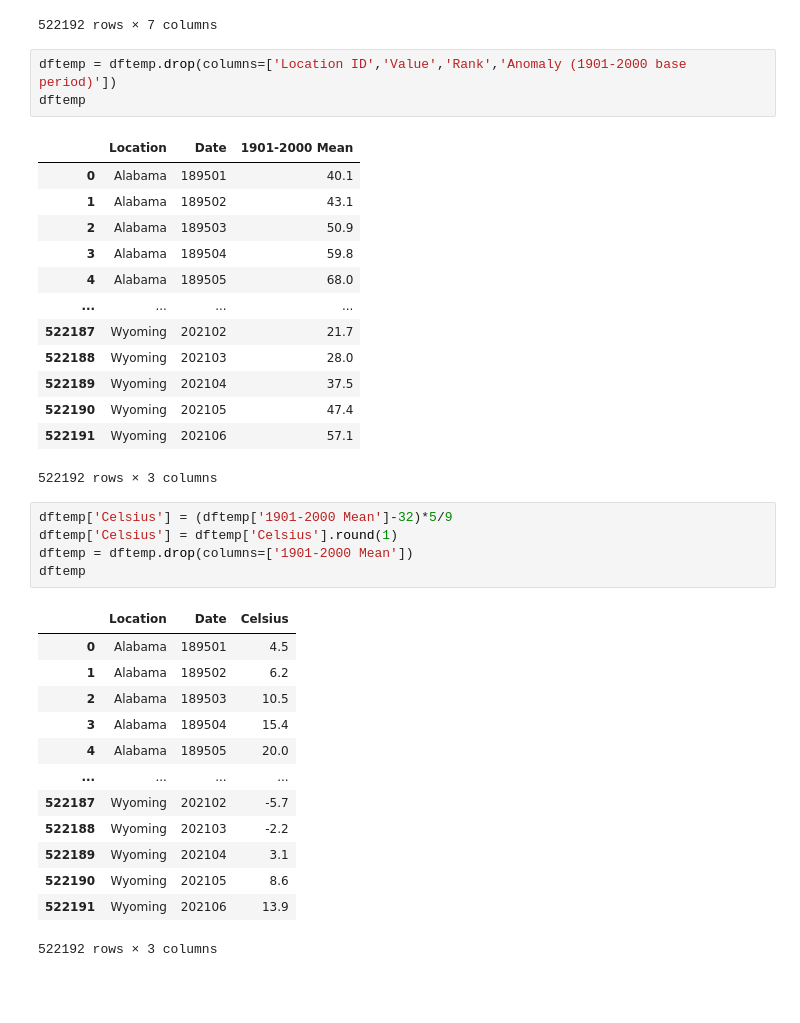
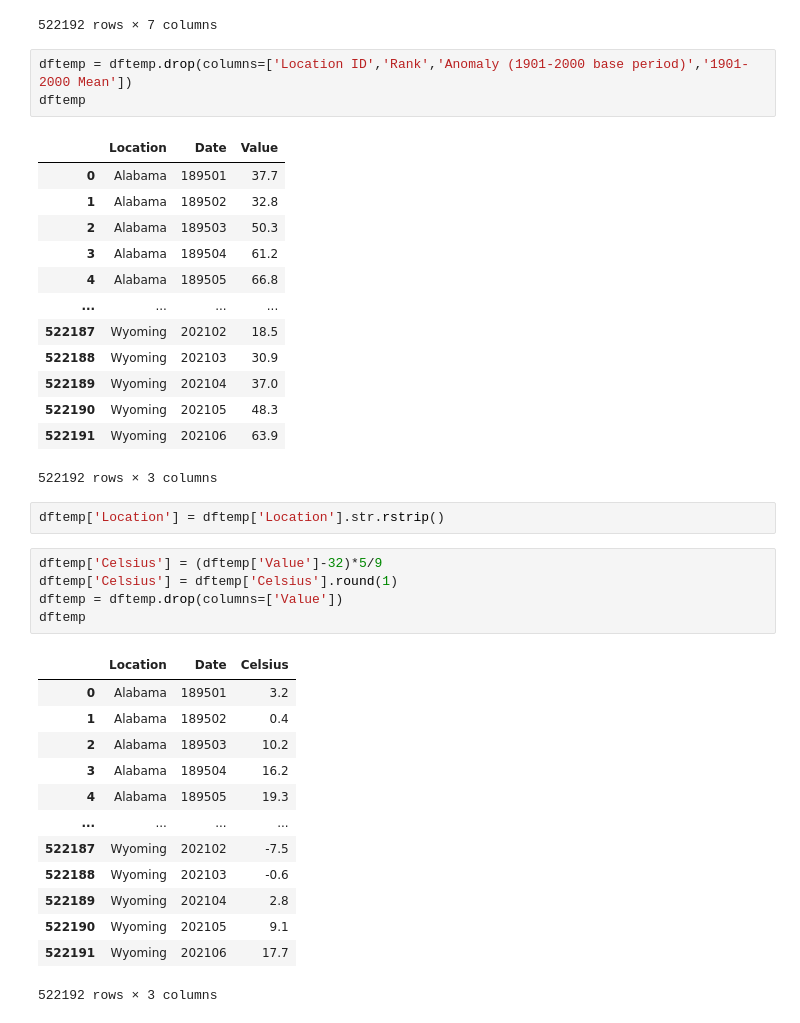
Before and after one commit to data301-2021-summer2/project-group41-project, a Jupyter notebook: analysis/brandon/Initial Wrangling.ipynb, the cells around one changed output. Saved outputs shown, nothing was run; the diff lists cells and outputs as text; blank space fills up the shorter version.

```diff
--- a/analysis/brandon/Initial Wrangling.ipynb
+++ b/analysis/brandon/Initial Wrangling.ipynb
@@ -209,39 +209,41 @@ dftemp
 | 522191 | 4810 | Wyoming | 202106 | 63.9 | 126 | 6.8 | 57.1 |
 522192 rows × 7 columns
 # %%
-dftemp = dftemp.drop(columns=['Location ID','Value','Rank','Anomaly (1901-2000 base period)'])
+dftemp = dftemp.drop(columns=['Location ID','Rank','Anomaly (1901-2000 base period)','1901-2000 Mean'])
 dftemp
 # %% [output]
-|  | Location | Date | 1901-2000 Mean |
-| 0 | Alabama | 189501 | 40.1 |
-| 1 | Alabama | 189502 | 43.1 |
-| 2 | Alabama | 189503 | 50.9 |
-| 3 | Alabama | 189504 | 59.8 |
-| 4 | Alabama | 189505 | 68.0 |
+|  | Location | Date | Value |
+| 0 | Alabama | 189501 | 37.7 |
+| 1 | Alabama | 189502 | 32.8 |
+| 2 | Alabama | 189503 | 50.3 |
+| 3 | Alabama | 189504 | 61.2 |
+| 4 | Alabama | 189505 | 66.8 |
 | ... | ... | ... | ... |
-| 522187 | Wyoming | 202102 | 21.7 |
-| 522188 | Wyoming | 202103 | 28.0 |
-| 522189 | Wyoming | 202104 | 37.5 |
-| 522190 | Wyoming | 202105 | 47.4 |
-| 522191 | Wyoming | 202106 | 57.1 |
+| 522187 | Wyoming | 202102 | 18.5 |
+| 522188 | Wyoming | 202103 | 30.9 |
+| 522189 | Wyoming | 202104 | 37.0 |
+| 522190 | Wyoming | 202105 | 48.3 |
+| 522191 | Wyoming | 202106 | 63.9 |
 522192 rows × 3 columns
+# %%
+dftemp['Location'] = dftemp['Location'].str.rstrip()
 # %%
-dftemp['Celsius'] = (dftemp['1901-2000 Mean']-32)*5/9
+dftemp['Celsius'] = (dftemp['Value']-32)*5/9
 dftemp['Celsius'] = dftemp['Celsius'].round(1)
-dftemp = dftemp.drop(columns=['1901-2000 Mean'])
+dftemp = dftemp.drop(columns=['Value'])
 dftemp
 # %% [output]
 |  | Location | Date | Celsius |
-| 0 | Alabama | 189501 | 4.5 |
-| 1 | Alabama | 189502 | 6.2 |
-| 2 | Alabama | 189503 | 10.5 |
-| 3 | Alabama | 189504 | 15.4 |
-| 4 | Alabama | 189505 | 20.0 |
+| 0 | Alabama | 189501 | 3.2 |
+| 1 | Alabama | 189502 | 0.4 |
+| 2 | Alabama | 189503 | 10.2 |
+| 3 | Alabama | 189504 | 16.2 |
+| 4 | Alabama | 189505 | 19.3 |
 | ... | ... | ... | ... |
-| 522187 | Wyoming | 202102 | -5.7 |
-| 522188 | Wyoming | 202103 | -2.2 |
-| 522189 | Wyoming | 202104 | 3.1 |
-| 522190 | Wyoming | 202105 | 8.6 |
-| 522191 | Wyoming | 202106 | 13.9 |
+| 522187 | Wyoming | 202102 | -7.5 |
+| 522188 | Wyoming | 202103 | -0.6 |
+| 522189 | Wyoming | 202104 | 2.8 |
+| 522190 | Wyoming | 202105 | 9.1 |
+| 522191 | Wyoming | 202106 | 17.7 |
 522192 rows × 3 columns
 # %%
```
Also changed, not shown: parts of 22 cells of this notebook, 2 other files.
